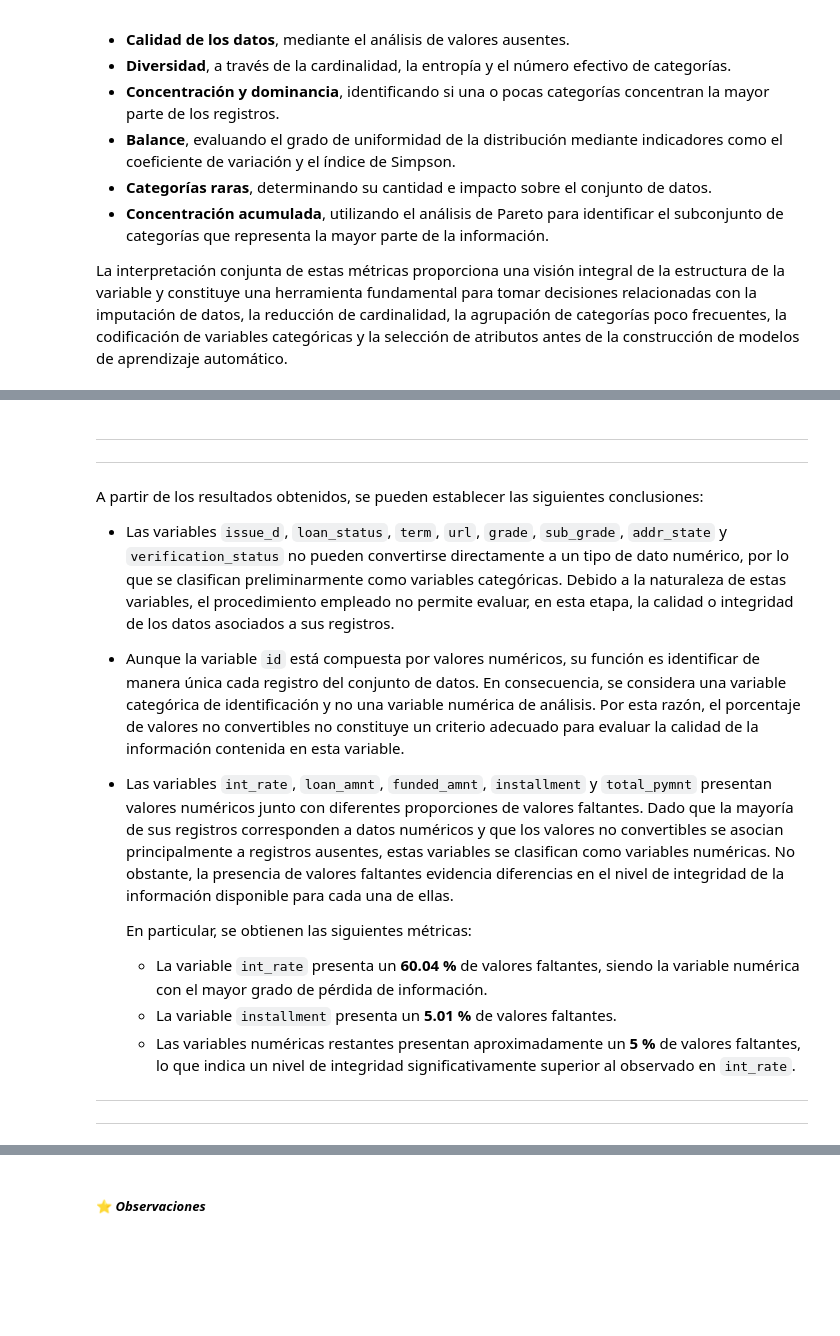
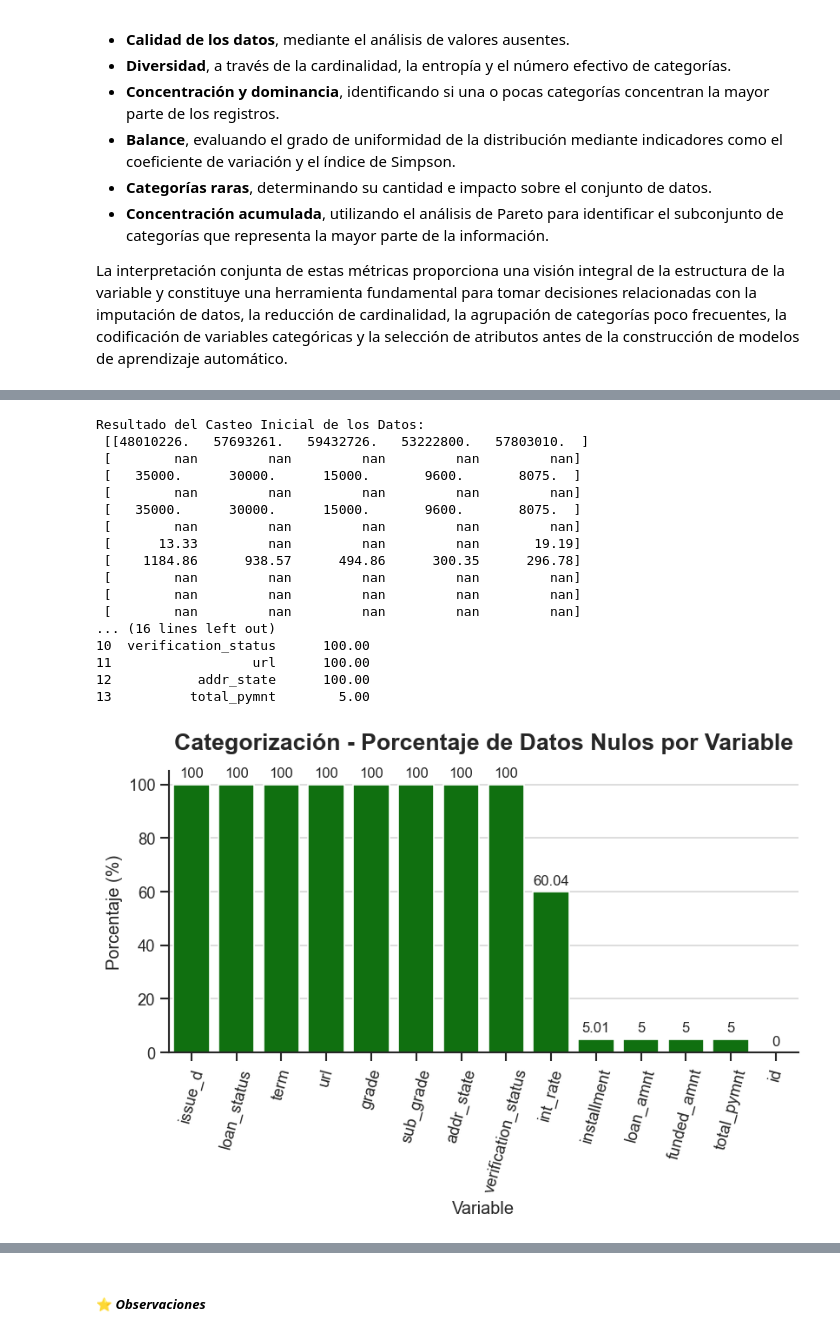
Before and after one commit to Ernesto9734/Data-Analyst-Projects, a Jupyter notebook: Project 01 - Data Cleaning and Preprocessing/notebook.ipynb, the cells around one changed output, grey strips where cells are left out. Saved outputs shown, nothing was run; the diff lists cells and outputs as text; code cells hidden in the pictures; blank space fills up the shorter version.

```diff
--- a/Project 01 - Data Cleaning and Preprocessing/notebook.ipynb
+++ b/Project 01 - Data Cleaning and Preprocessing/notebook.ipynb
@@ -211,0 +804,19 @@ def proporcion_datos_nulos_numpy(datos: np.ndarray, etiquetas: list[str]) -> tup
+# %%
+def categorizacion_inicial_datos(datos: np.ndarray, etiquetas: np.ndarray) -> list[float]:
+
+    datos_casteados = categorizacion_casteo_datos(
+        datos=datos
+    )
+    valores_tabulados = categorizacion_proporcion_datos_nulos(
+        datos=datos_casteados,
+        etiquetas=etiquetas
+    )
+    visualizacion_grafico_barras(
+        datos=valores_tabulados['tabla_ordenada'],
+        columnas=valores_tabulados['tabla_ordenada'].columns,
+        titulo='Categorización - Porcentaje de Datos Nulos por Variable',
+        xlabel='Variable',
+        ylabel='Porcentaje (%)',
+    )
+
+    return list(valores_tabulados['tabla']['Porcentaje'])
@@ -2473,0 +3371,7 @@ nombre_archivo_datos = 'loan-data.csv'     # Nombre del archivo que contiene los
+# %%
+nombre_variable, datos = importar_base_datos(
+    nombre_archivo_datos='loan-data.csv',
+    indice_etiquetas=0,
+    indice_datos=1,
+    separador=';'
+)
@@ -2488,7 +3397,0 @@ datos_crudos_pd = pd.read_csv(nombre_archivo_datos, sep=';', encoding='latin1')
-# %%
-datos_crudos_np = np.loadtxt(nombre_archivo_datos, delimiter=';', dtype='str')     # Carga de los datos proporcionados en formato de cadena de caracteres para realizar, a posteriori, la clasificación de su formato
-datos_crudos_np = datos_crudos_np.transpose()                                      # Conversión de columnas a filas para un mejor procesamiento de los datos para su clasificación y casteo
-etiquetas = datos_crudos_np[:,0]                                                   # Extracción de las etiquetas (primera fila de la base de datos)
-datos = datos_crudos_np[:,1:]                                                      # Extracción de los datos (filas restantes de la base de datos a partir de la segunda)
-print(etiquetas)
-print(datos[:,:5])
@@ -2600,20 +3398,21 @@ generacion_grafico_barra(
-# %% [markdown]
----
----
-
-A partir de los resultados obtenidos, se pueden establecer las siguientes conclusiones:
-
-- Las variables `issue_d`, `loan_status`, `term`, `url`, `grade`, `sub_grade`, `addr_state` y `verification_status` no pueden convertirse directamente a un tipo de dato numérico, por lo que se clasifican preliminarmente como variables categóricas. Debido a la naturaleza de estas variables, el procedimiento empleado no permite evaluar, en esta etapa, la calidad o integridad de los datos asociados a sus registros.
-
-- Aunque la variable `id` está compuesta por valores numéricos, su función es identificar de manera única cada registro del conjunto de datos. En consecuencia, se considera una variable categórica de identificación y no una variable numérica de análisis. Por esta razón, el porcentaje de valores no convertibles no constituye un criterio adecuado para evaluar la calidad de la información contenida en esta variable.
-
-- Las variables `int_rate`, `loan_amnt`, `funded_amnt`, `installment` y `total_pymnt` presentan valores numéricos junto con diferentes proporciones de valores faltantes. Dado que la mayoría de sus registros corresponden a datos numéricos y que los valores no convertibles se asocian principalmente a registros ausentes, estas variables se clasifican como variables numéricas. No obstante, la presencia de valores faltantes evidencia diferencias en el nivel de integridad de la información disponible para cada una de ellas.
-
-    En particular, se obtienen las siguientes métricas:
-
-    * La variable `int_rate` presenta un **60.04 %** de valores faltantes, siendo la variable numérica con el mayor grado de pérdida de información.
-    * La variable `installment` presenta un **5.01 %** de valores faltantes.
-    * Las variables numéricas restantes presentan aproximadamente un **5 %** de valores faltantes, lo que indica un nivel de integridad significativamente superior al observado en `int_rate`.
-
----
----
+# %%
+valores_porcentuales = categorizacion_inicial_datos(datos=datos, etiquetas=nombre_variable)
+# %% [output]
+Resultado del Casteo Inicial de los Datos:
+ [[48010226.   57693261.   59432726.   53222800.   57803010.  ]
+ [        nan         nan         nan         nan         nan]
+ [   35000.      30000.      15000.       9600.       8075.  ]
+ [        nan         nan         nan         nan         nan]
+ [   35000.      30000.      15000.       9600.       8075.  ]
+ [        nan         nan         nan         nan         nan]
+ [      13.33         nan         nan         nan       19.19]
+ [    1184.86      938.57      494.86      300.35      296.78]
+ [        nan         nan         nan         nan         nan]
+ [        nan         nan         nan         nan         nan]
+ [        nan         nan         nan         nan         nan]
+... (16 lines left out)
+10  verification_status      100.00
+11                  url      100.00
+12           addr_state      100.00
+13          total_pymnt        5.00
+[figure, added]
```
Also changed, not shown: parts of 191 cells of this notebook.
